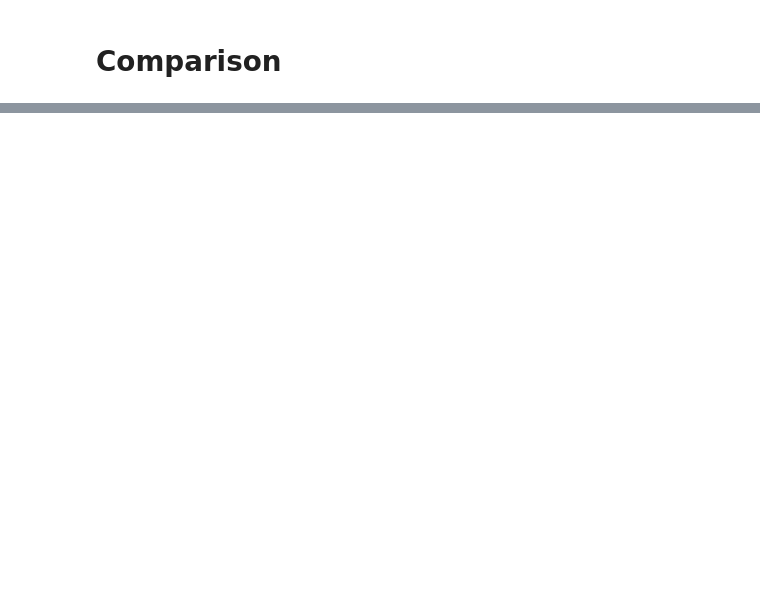
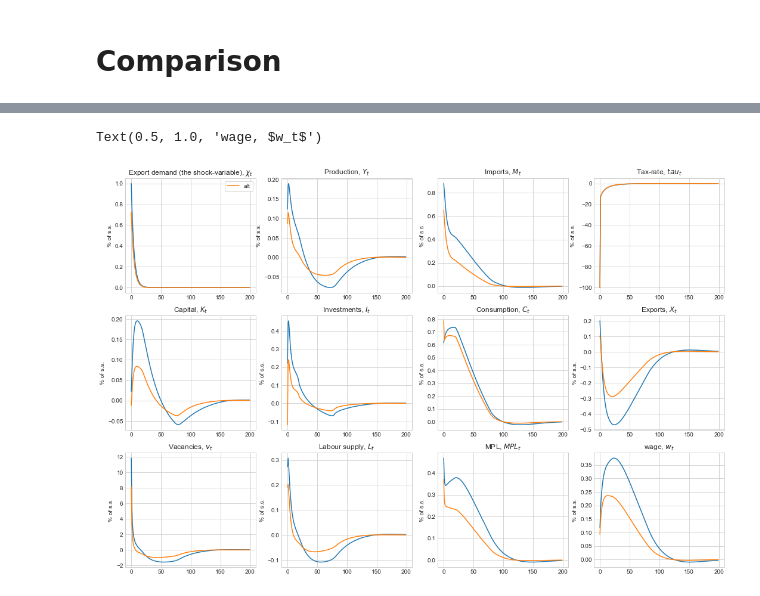
Before and after one commit to HansChristianPOLIT/MiniMAKRO, a Jupyter notebook: TestExample.ipynb, the cells around one changed output, grey strips where cells are left out. Saved outputs shown, nothing was run; the diff lists cells and outputs as text; code cells hidden in the pictures; blank space fills up the shorter version.

```diff
--- a/TestExample.ipynb
+++ b/TestExample.ipynb
@@ -414,0 +415,80 @@ Text(0.5, 1.0, 'Production, $Y_t$')
+# %%
+T_IRF = 200
+
+fig = plt.figure(figsize=(3*6,3*6/1.5))
+
+ax = fig.add_subplot(3,4,1)
+ax.plot((sol.chi[:T_IRF]/ss.chi-1)*100)
+ax.plot((model_copy.sol.chi[:T_IRF]/model_copy.ss.chi-1)*100,label='alt')
+ax.set_ylabel('% of s.s.')
+ax.set_title('Export demand (the shock-variable), $\chi_t$')
+ax.legend(frameon=True)
+
+ax = fig.add_subplot(3,4,2)
+ax.plot((sol.Y[:T_IRF]/ss.Y-1)*100)
+ax.plot((model_copy.sol.Y[:T_IRF]/model_copy.ss.Y-1)*100,label='alt')
+ax.set_ylabel('% of s.s.')
+ax.set_title('Production, $Y_t$')
+
+ax = fig.add_subplot(3,4,3)
+ax.plot((sol.M[:T_IRF]/ss.M-1)*100)
+ax.plot((model_copy.sol.M[:T_IRF]/model_copy.ss.M-1)*100,label='alt')
+ax.set_ylabel('% of s.s.')
+ax.set_title('Imports, $M_t$')
+
+ax = fig.add_subplot(3,4,4)
+ax.plot((sol.tau[:T_IRF]/ss.tau-1)*100)
+ax.plot((model_copy.sol.tau[:T_IRF]/model_copy.ss.tau-1)*100,label='alt')
+ax.set_ylabel('% of s.s.')
+ax.set_title('Tax-rate, $tau_t$')
+
+ax = fig.add_subplot(3,4,5)
+ax.plot((sol.K[:T_IRF]/ss.K-1)*100)
+ax.plot((model_copy.sol.K[:T_IRF]/model_copy.ss.K-1)*100,label='alt')
+ax.set_ylabel('% of s.s.')
+ax.set_title('Capital, $K_t$')
+
+ax = fig.add_subplot(3,4,6)
+ax.plot((sol.I[:T_IRF]/ss.I-1)*100)
+ax.plot((model_copy.sol.I[:T_IRF]/model_copy.ss.I-1)*100,label='alt')
+ax.set_ylabel('% of s.s.')
+ax.set_title('Investments, $I_t$')
+
+ax = fig.add_subplot(3,4,7)
+ax.plot((sol.C[:T_IRF]/ss.C-1)*100)
+ax.plot((model_copy.sol.C[:T_IRF]/model_copy.ss.C-1)*100,label='alt')
+ax.set_ylabel('% of s.s.')
+ax.set_title('Consumption, $C_t$')
+
+ax = fig.add_subplot(3,4,8)
+ax.plot((sol.X[:T_IRF]/ss.X-1)*100)
+ax.plot((model_copy.sol.X[:T_IRF]/model_copy.ss.X-1)*100,label='alt')
+ax.set_ylabel('% of s.s.')
+ax.set_title('Exports, $X_t$')
+
+ax = fig.add_subplot(3,4,9)
+ax.plot((sol.v[:T_IRF]/ss.v-1)*100)
+ax.plot((model_copy.sol.v[:T_IRF]/model_copy.ss.v-1)*100,label='alt')
+ax.set_ylabel('% of s.s.')
+ax.set_title('Vacancies, $v_t$')
+
+ax = fig.add_subplot(3,4,10)
+ax.plot((sol.L[:T_IRF]/ss.L-1)*100)
+ax.plot((model_copy.sol.L[:T_IRF]/model_copy.ss.L-1)*100,label='alt')
+ax.set_ylabel('% of s.s.')
+ax.set_title('Labour supply, $L_t$')
+
+ax = fig.add_subplot(3,4,11)
+ax.plot((sol.MPL[:T_IRF]/ss.MPL-1)*100)
+ax.plot((model_copy.sol.MPL[:T_IRF]/model_copy.ss.MPL-1)*100,label='alt')
+ax.set_ylabel('% of s.s.')
+ax.set_title('MPL, $MPL_t$')
+
+ax = fig.add_subplot(3,4,12)
+ax.plot((sol.w[:T_IRF]/ss.w-1)*100)
+ax.plot((model_copy.sol.w[:T_IRF]/model_copy.ss.w-1)*100,label='alt')
+ax.set_ylabel('% of s.s.')
+ax.set_title('wage, $w_t$')
+# %% [output]
+Text(0.5, 1.0, 'wage, $w_t$')
+[figure, added]
```
Also changed, not shown: parts of 25 cells of this notebook, 5 other files.
